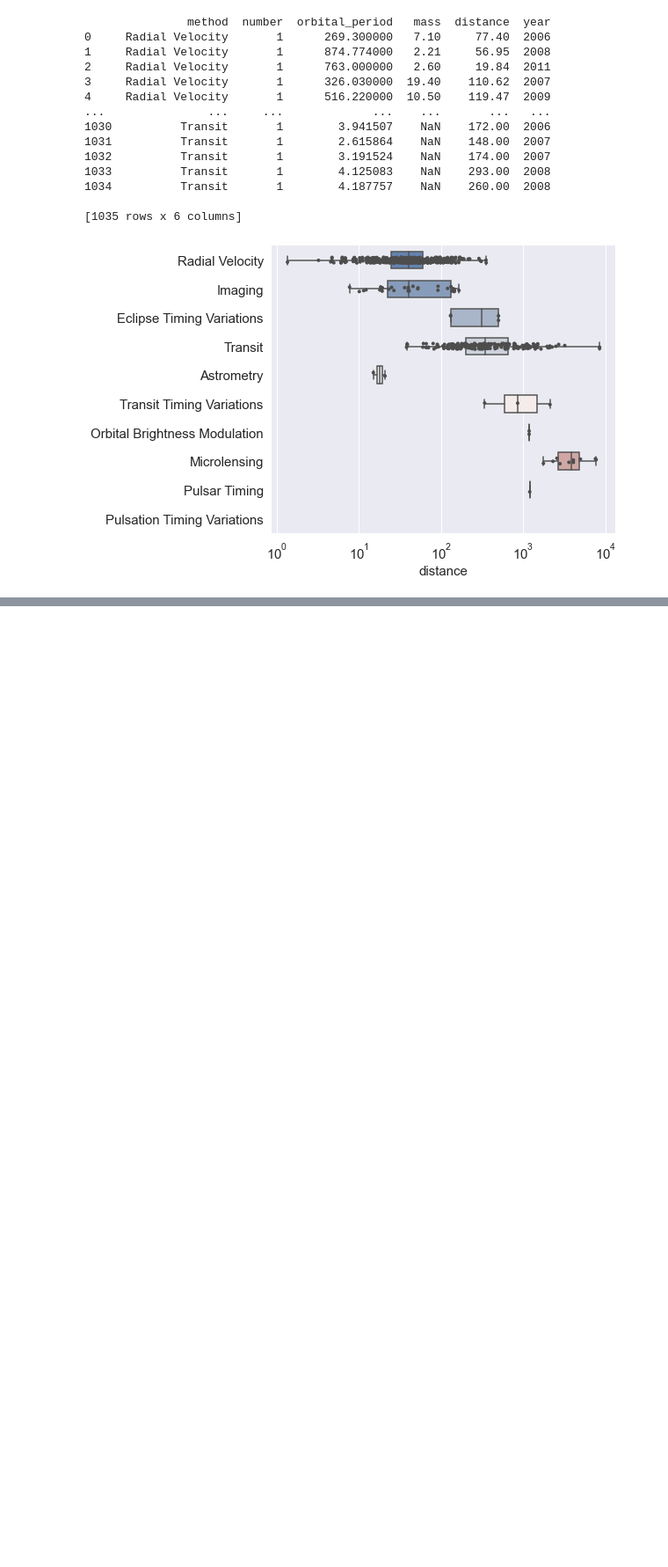
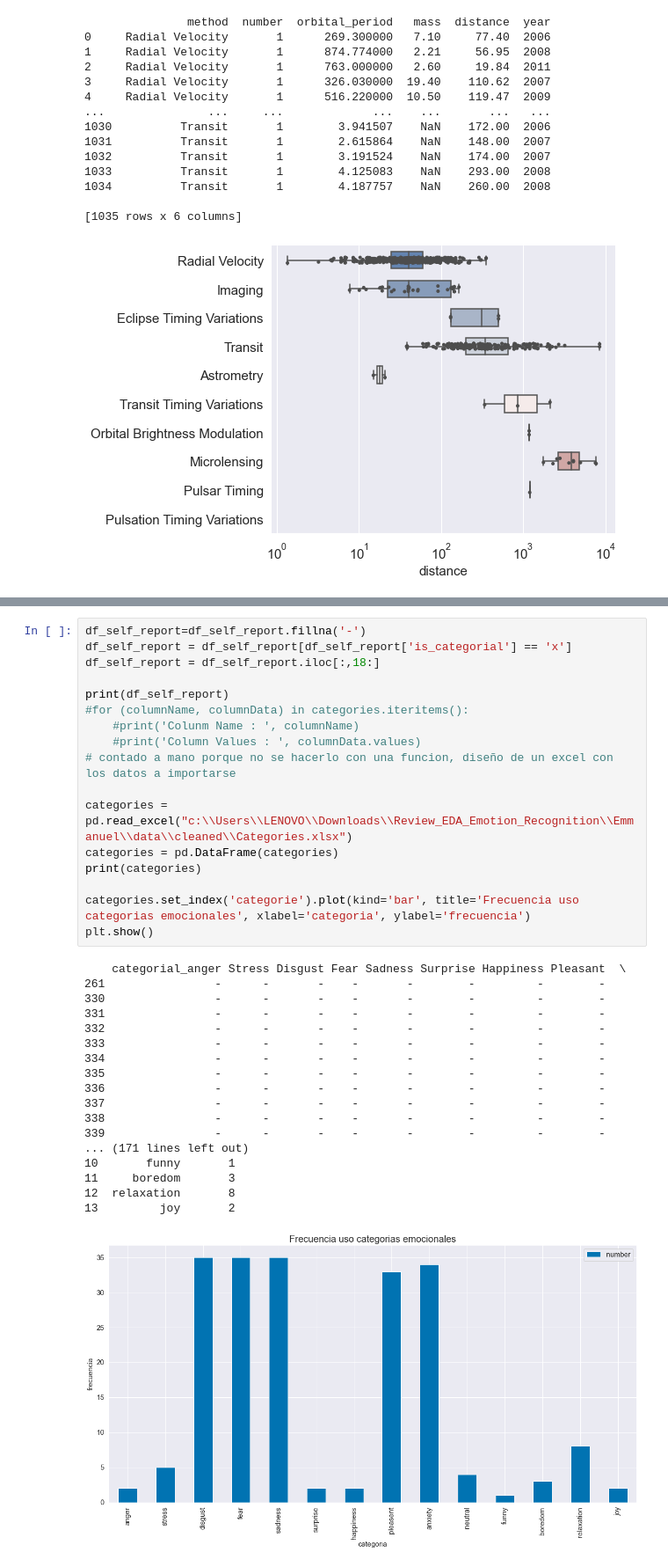
Before and after one commit to tomdamelio/Review_EDA_Emotion_Recognition, a Jupyter notebook: Emmanuel/notebooks/analisis_exploratorio.ipynb, the cells around one changed output, grey strips where cells are left out. Shown at 88% size. Saved outputs shown, nothing was run; the diff lists cells and outputs as text; blank space fills up the shorter version.

Commit message:
actualizacion plots,data,notebooks,add Interpretaciones.md

```diff
--- a/Emmanuel/notebooks/analisis_exploratorio.ipynb
+++ b/Emmanuel/notebooks/analisis_exploratorio.ipynb
@@ -433,0 +544,36 @@ sns.despine(trim=True, left=True)
+# %%
+df_self_report=df_self_report.fillna('-')
+df_self_report = df_self_report[df_self_report['is_categorial'] == 'x']
+df_self_report = df_self_report.iloc[:,18:]
+
+print(df_self_report)
+#for (columnName, columnData) in categories.iteritems():
+    #print('Colunm Name : ', columnName)
+    #print('Column Values : ', columnData.values)
+# contado a mano porque no se hacerlo con una funcion, diseño de un excel con los datos a importarse
+
+categories = pd.read_excel("c:\\Users\\LENOVO\\Downloads\\Review_EDA_Emotion_Recognition\\Emmanuel\\data\\cleaned\\Categories.xlsx")
+categories = pd.DataFrame(categories)
+print(categories)
+
+categories.set_index('categorie').plot(kind='bar', title='Frecuencia uso categorias emocionales', xlabel='categoria', ylabel='frecuencia')
+plt.show()
+# %% [output]
+    categorial_anger Stress Disgust Fear Sadness Surprise Happiness Pleasant  \
+261                -      -       -    -       -        -         -        -
+330                -      -       -    -       -        -         -        -
+331                -      -       -    -       -        -         -        -
+332                -      -       -    -       -        -         -        -
+333                -      -       -    -       -        -         -        -
+334                -      -       -    -       -        -         -        -
+335                -      -       -    -       -        -         -        -
+336                -      -       -    -       -        -         -        -
+337                -      -       -    -       -        -         -        -
+338                -      -       -    -       -        -         -        -
+339                -      -       -    -       -        -         -        -
+... (171 lines left out)
+10       funny       1
+11     boredom       3
+12  relaxation       8
+13         joy       2
+[figure, added]
```
Also changed, not shown: parts of 9 cells of this notebook, 18 other files.
